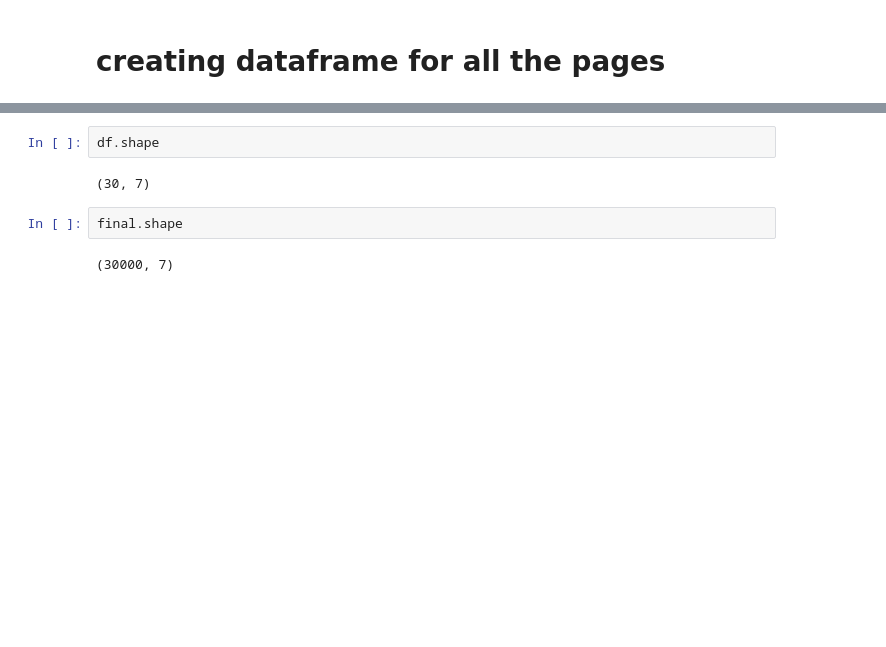
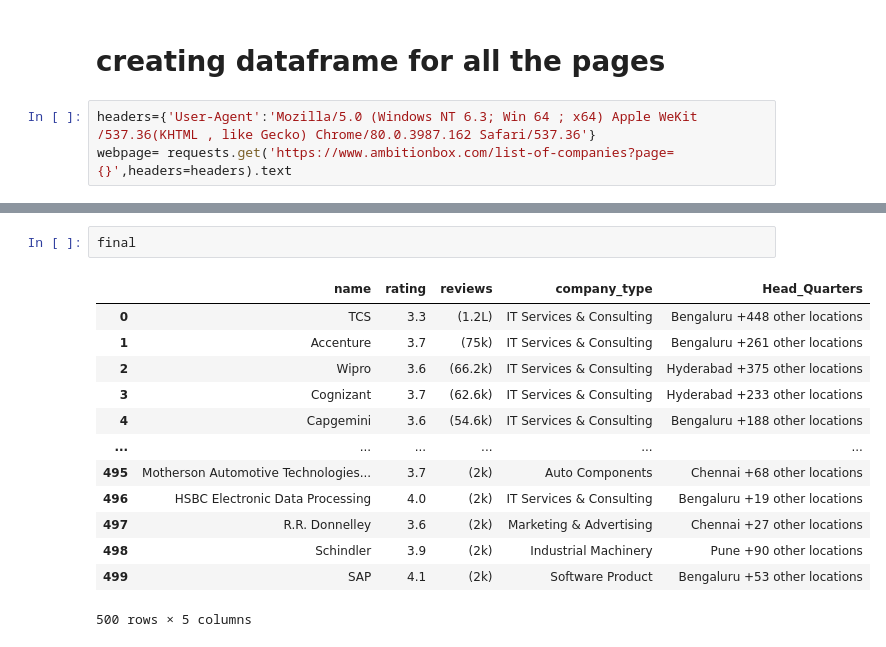
Before and after one commit to VishalYadav2858/AI-Engineer, a Jupyter notebook: ML/ML_notes/100-days-of-machine-learning/day18-pandas-dataframe-using-web-scraping/day18.ipynb, the cells around one changed output, grey strips where cells are left out. Cells and saved outputs as stored; diff of their text form; blank space fills up the shorter version.

```diff
--- a/ML/ML_notes/100-days-of-machine-learning/day18-pandas-dataframe-using-web-scraping/day18.ipynb
+++ b/ML/ML_notes/100-days-of-machine-learning/day18-pandas-dataframe-using-web-scraping/day18.ipynb
@@ -229,3 +273,6 @@ df.shape
 # %% [markdown]
 # creating dataframe for all the pages
+# %%
+headers={'User-Agent':'Mozilla/5.0 (Windows NT 6.3; Win 64 ; x64) Apple WeKit /537.36(KHTML , like Gecko) Chrome/80.0.3987.162 Safari/537.36'}
+webpage= requests.get('https://www.ambitionbox.com/list-of-companies?page={}',headers=headers).text
 # %%
@@ -304,8 +369,16 @@ df.sample(5)
-# %%
-df.shape
-# %% [output]
-(30, 7)
 # %%
-final.shape
+final
 # %% [output]
+|  | name | rating | reviews | company_type | Head_Quarters |
+| 0 | TCS | 3.3 | (1.2L) | IT Services & Consulting | Bengaluru +448 other locations |
+| 1 | Accenture | 3.7 | (75k) | IT Services & Consulting | Bengaluru +261 other locations |
+| 2 | Wipro | 3.6 | (66.2k) | IT Services & Consulting | Hyderabad +375 other locations |
+| 3 | Cognizant | 3.7 | (62.6k) | IT Services & Consulting | Hyderabad +233 other locations |
+| 4 | Capgemini | 3.6 | (54.6k) | IT Services & Consulting | Bengaluru +188 other locations |
+| ... | ... | ... | ... | ... | ... |
+| 495 | Motherson Automotive Technologies... | 3.7 | (2k) | Auto Components | Chennai +68 other locations |
+| 496 | HSBC Electronic Data Processing | 4.0 | (2k) | IT Services & Consulting | Bengaluru +19 other locations |
+| 497 | R.R. Donnelley | 3.6 | (2k) | Marketing & Advertising | Chennai +27 other locations |
+| 498 | Schindler | 3.9 | (2k) | Industrial Machinery | Pune +90 other locations |
+| 499 | SAP | 4.1 | (2k) | Software Product | Bengaluru +53 other locations |
-(30000, 7)
+500 rows × 5 columns
```
Also changed, not shown: parts of 30 cells of this notebook.
